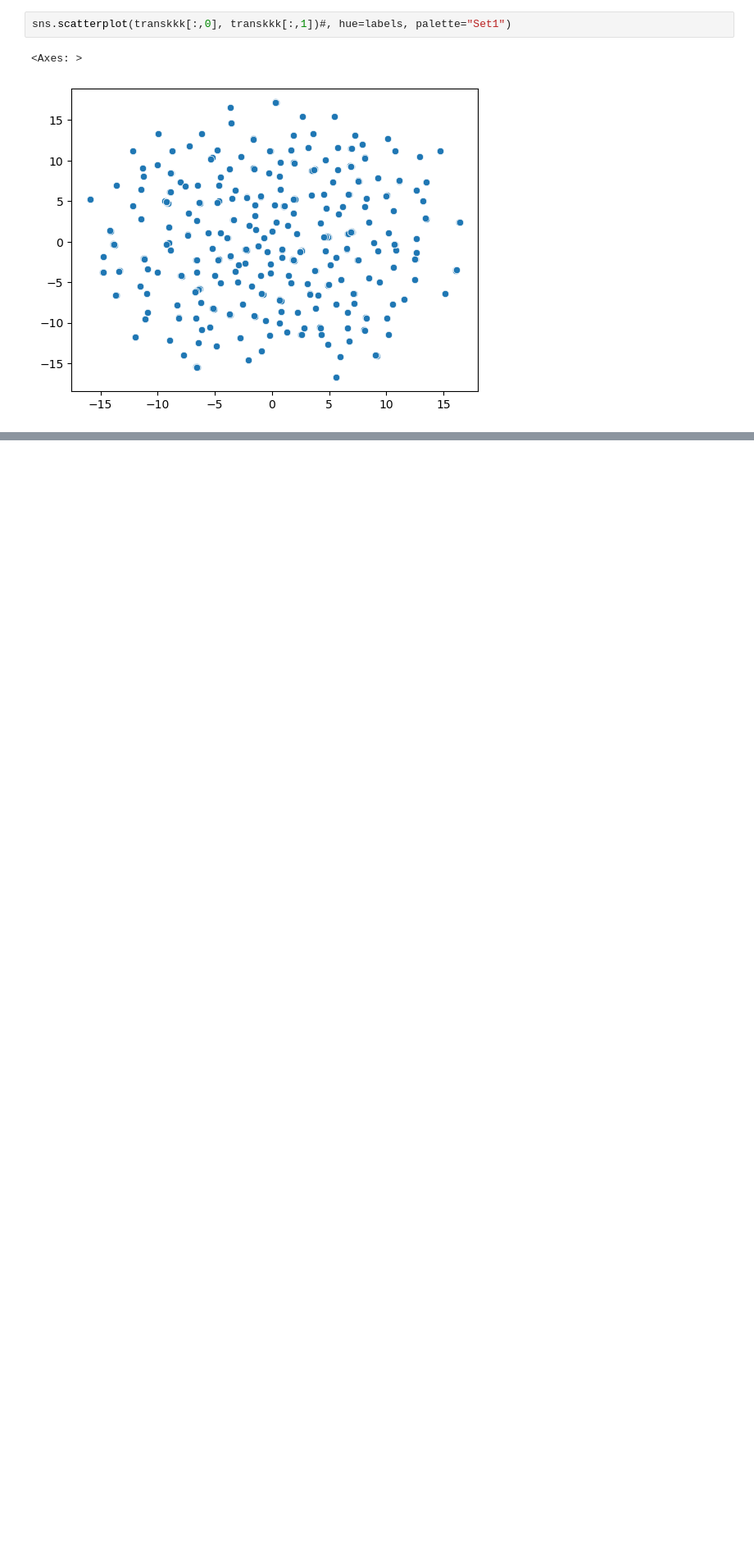
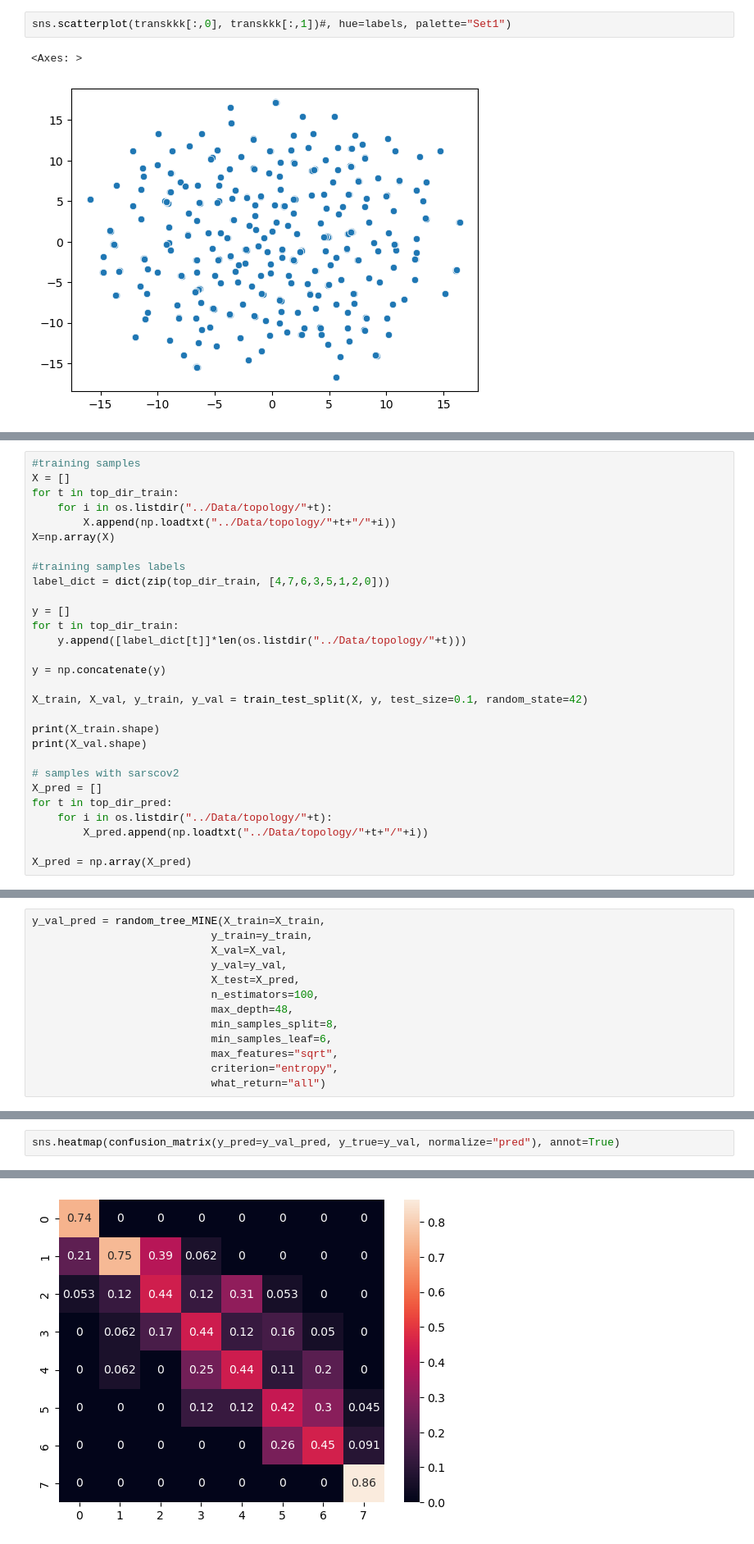
Before and after one commit to francescozambelli/OncoVirus_SarsCov2, a Jupyter notebook: DataDrivenApproach.ipynb, the cells around one changed output, grey strips where cells are left out. Shown: that part at 82% size. Drawn from its saved outputs; the diff is of its cells as text; blank space fills up the shorter version.

Commit message:
Adding the random forest approach

```diff
--- a/DataDrivenApproach.ipynb
+++ b/DataDrivenApproach.ipynb
@@ -267,0 +353,29 @@ sns.scatterplot(transkkk[:,0], transkkk[:,1])#, hue=labels, palette="Set1")
+# %%
+#training samples
+X = []
+for t in top_dir_train:
+    for i in os.listdir("../Data/topology/"+t):
+        X.append(np.loadtxt("../Data/topology/"+t+"/"+i))
+X=np.array(X)
+
+#training samples labels
+label_dict = dict(zip(top_dir_train, [4,7,6,3,5,1,2,0]))
+
+y = []
+for t in top_dir_train:
+    y.append([label_dict[t]]*len(os.listdir("../Data/topology/"+t)))
+
+y = np.concatenate(y)
+
+X_train, X_val, y_train, y_val = train_test_split(X, y, test_size=0.1, random_state=42)
+
+print(X_train.shape)
+print(X_val.shape)
+
+# samples with sarscov2
+X_pred = []
+for t in top_dir_pred:
+    for i in os.listdir("../Data/topology/"+t):
+        X_pred.append(np.loadtxt("../Data/topology/"+t+"/"+i))
+
+X_pred = np.array(X_pred)
@@ -267,0 +385,13 @@ sns.scatterplot(transkkk[:,0], transkkk[:,1])#, hue=labels, palette="Set1")
+# %%
+y_val_pred = random_tree_MINE(X_train=X_train,
+                            y_train=y_train,
+                            X_val=X_val,
+                            y_val=y_val,
+                            X_test=X_pred,
+                            n_estimators=100,
+                            max_depth=48,
+                            min_samples_split=8,
+                            min_samples_leaf=6,
+                            max_features="sqrt",
+                            criterion="entropy",
+                            what_return="all")
@@ -267,0 +459,3 @@ sns.scatterplot(transkkk[:,0], transkkk[:,1])#, hue=labels, palette="Set1")
+# %%
+sns.heatmap(confusion_matrix(y_pred=y_val_pred, y_true=y_val, normalize="pred"), annot=True)
+# %% [output]
@@ -267,0 +463 @@ sns.scatterplot(transkkk[:,0], transkkk[:,1])#, hue=labels, palette="Set1")
+[figure, added]
```
Also changed, not shown: parts of 27 cells of this notebook.
